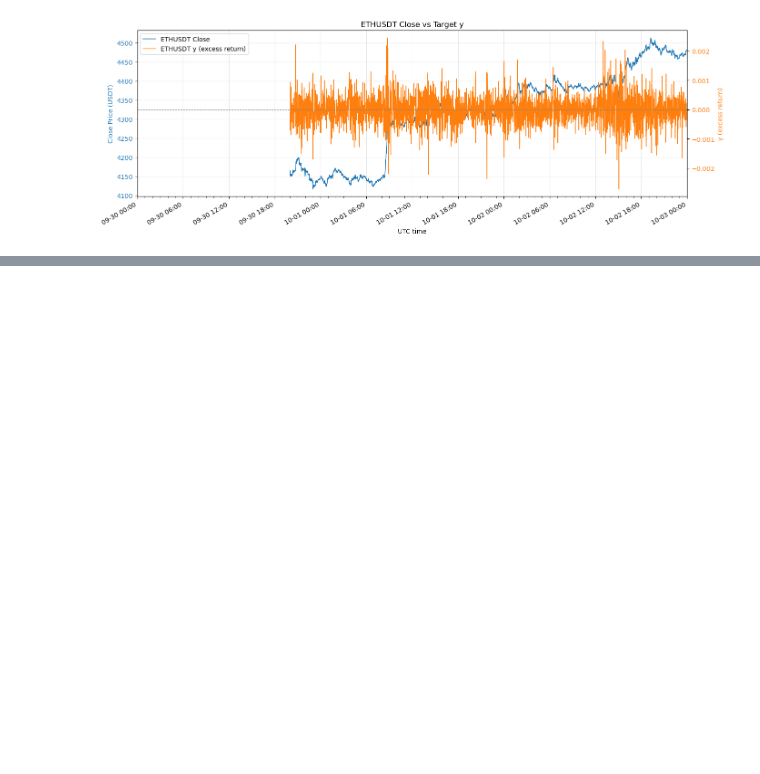
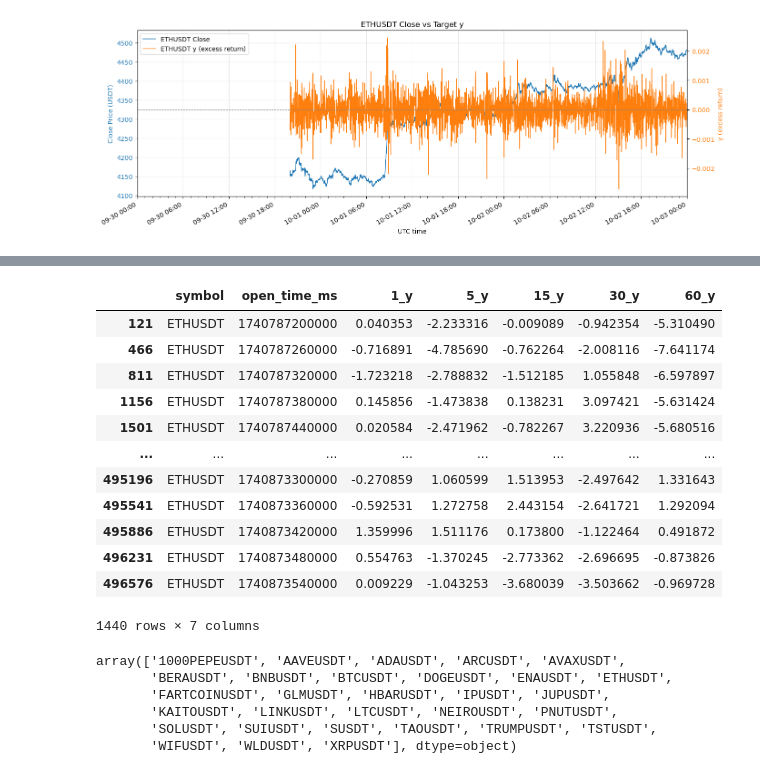
Before and after one commit to devilmaier/25_fall_deeplearning, a Jupyter notebook: visualization_and_y_generater.ipynb, the cells around one changed output, grey strips where cells are left out. Cells and saved outputs as stored; diff of their text form; code cells hidden in the pictures; blank space fills up the shorter version.

```diff
--- a/visualization_and_y_generater.ipynb
+++ b/visualization_and_y_generater.ipynb
@@ -891,0 +937,25 @@ plot_price_and_target_y("ETHUSDT", start=start_date, end=end_date, trim_to_y=Tru
+# %%
+df_y[df_y['symbol']=='ETHUSDT']
+# %% [output]
+|  | symbol | open_time_ms | 1_y | 5_y | 15_y | 30_y | 60_y |
+| 121 | ETHUSDT | 1740787200000 | 0.040353 | -2.233316 | -0.009089 | -0.942354 | -5.310490 |
+| 466 | ETHUSDT | 1740787260000 | -0.716891 | -4.785690 | -0.762264 | -2.008116 | -7.641174 |
+| 811 | ETHUSDT | 1740787320000 | -1.723218 | -2.788832 | -1.512185 | 1.055848 | -6.597897 |
+| 1156 | ETHUSDT | 1740787380000 | 0.145856 | -1.473838 | 0.138231 | 3.097421 | -5.631424 |
+| 1501 | ETHUSDT | 1740787440000 | 0.020584 | -2.471962 | -0.782267 | 3.220936 | -5.680516 |
+| ... | ... | ... | ... | ... | ... | ... | ... |
+| 495196 | ETHUSDT | 1740873300000 | -0.270859 | 1.060599 | 1.513953 | -2.497642 | 1.331643 |
+| 495541 | ETHUSDT | 1740873360000 | -0.592531 | 1.272758 | 2.443154 | -2.641721 | 1.292094 |
+| 495886 | ETHUSDT | 1740873420000 | 1.359996 | 1.511176 | 0.173800 | -1.122464 | 0.491872 |
+| 496231 | ETHUSDT | 1740873480000 | 0.554763 | -1.370245 | -2.773362 | -2.696695 | -0.873826 |
+| 496576 | ETHUSDT | 1740873540000 | 0.009229 | -1.043253 | -3.680039 | -3.503662 | -0.969728 |
+1440 rows × 7 columns
+# %%
+df_y['symbol'].unique()
+# %% [output]
+array(['1000PEPEUSDT', 'AAVEUSDT', 'ADAUSDT', 'ARCUSDT', 'AVAXUSDT',
+       'BERAUSDT', 'BNBUSDT', 'BTCUSDT', 'DOGEUSDT', 'ENAUSDT', 'ETHUSDT',
+       'FARTCOINUSDT', 'GLMUSDT', 'HBARUSDT', 'IPUSDT', 'JUPUSDT',
+       'KAITOUSDT', 'LINKUSDT', 'LTCUSDT', 'NEIROUSDT', 'PNUTUSDT',
+       'SOLUSDT', 'SUIUSDT', 'SUSDT', 'TAOUSDT', 'TRUMPUSDT', 'TSTUSDT',
+       'WIFUSDT', 'WLDUSDT', 'XRPUSDT'], dtype=object)
```
Also changed, not shown: parts of 7 cells of this notebook.
